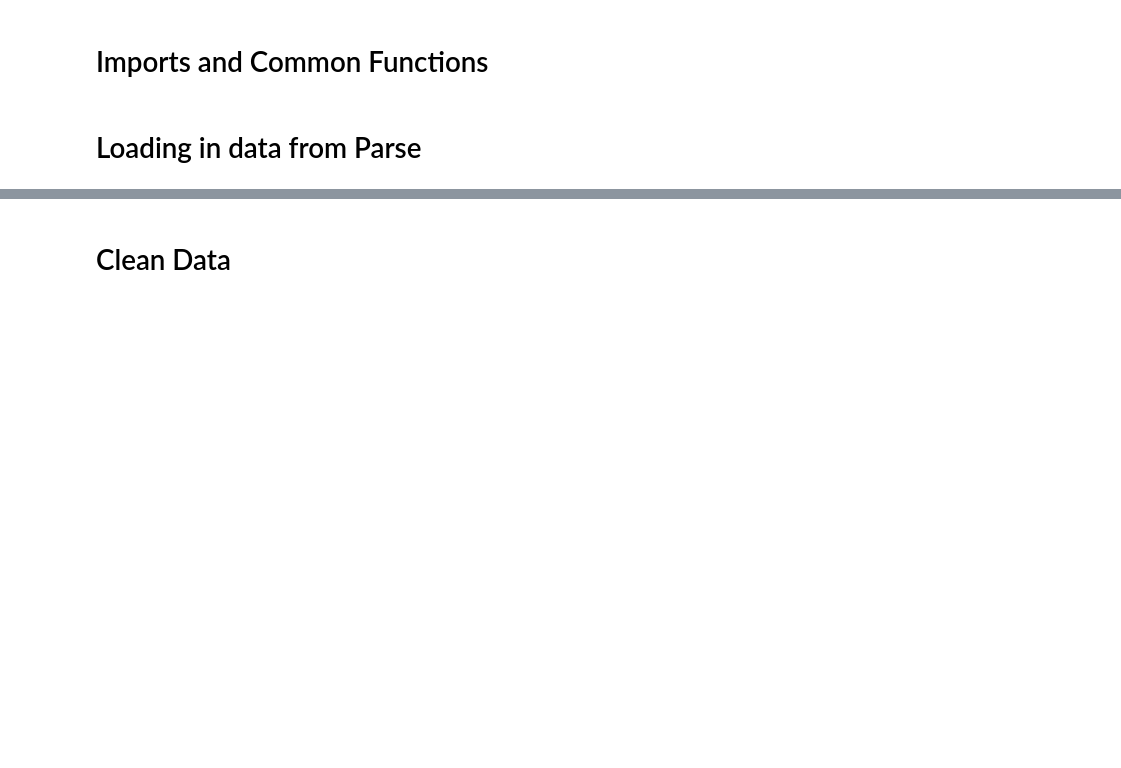
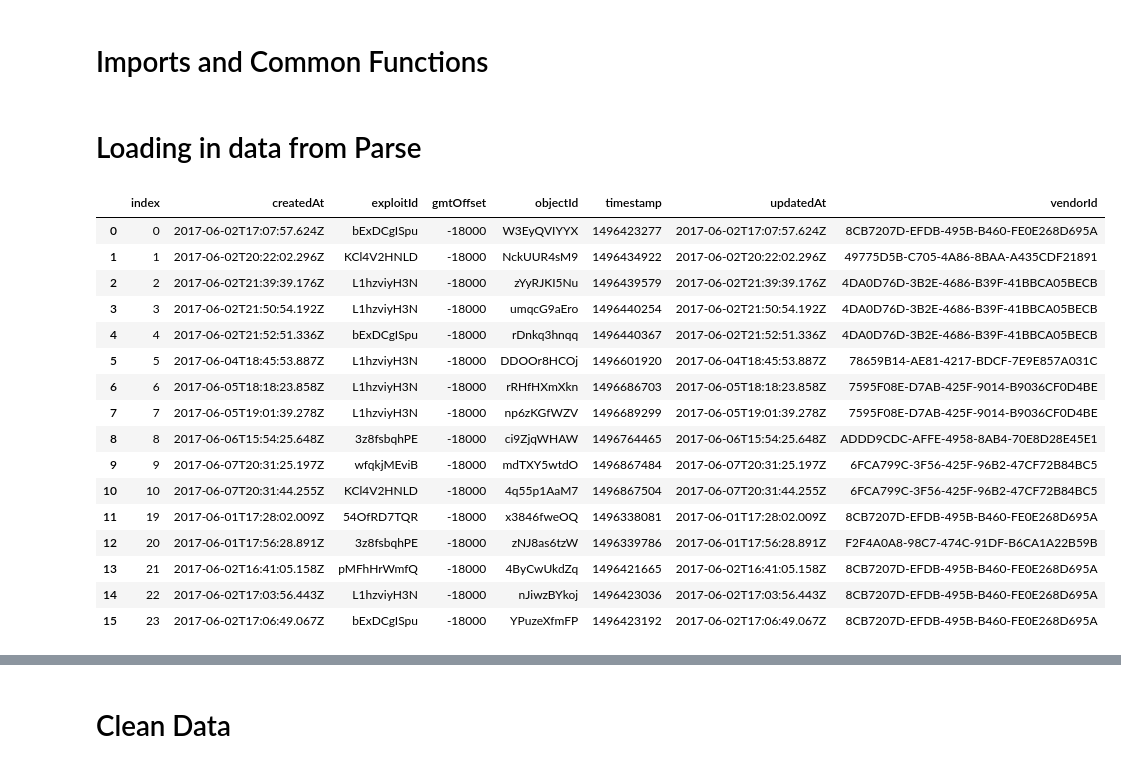
Before and after one commit to NUDelta/les-study-analysis, a Jupyter notebook: expand-exploit-study-analysis.ipynb, the cells around one changed output, grey strips where cells are left out. Cells and saved outputs as stored; diff of their text form; code cells hidden in the pictures; blank space fills up the shorter version.

```diff
--- a/expand-exploit-study-analysis.ipynb
+++ b/expand-exploit-study-analysis.ipynb
@@ -63,0 +76,20 @@ debug[debug_string_cols] = debug[debug_string_cols].astype(str)
+# %%
+exploitNotifications[exploitNotifications['vendorId'] != kapil_vendor_id].reset_index()
+# %% [output]
+|  | index | createdAt | exploitId | gmtOffset | objectId | timestamp | updatedAt | vendorId |
+| 0 | 0 | 2017-06-02T17:07:57.624Z | bExDCgISpu | -18000 | W3EyQVIYYX | 1496423277 | 2017-06-02T17:07:57.624Z | 8CB7207D-EFDB-495B-B460-FE0E268D695A |
+| 1 | 1 | 2017-06-02T20:22:02.296Z | KCl4V2HNLD | -18000 | NckUUR4sM9 | 1496434922 | 2017-06-02T20:22:02.296Z | 49775D5B-C705-4A86-8BAA-A435CDF21891 |
+| 2 | 2 | 2017-06-02T21:39:39.176Z | L1hzviyH3N | -18000 | zYyRJKI5Nu | 1496439579 | 2017-06-02T21:39:39.176Z | 4DA0D76D-3B2E-4686-B39F-41BBCA05BECB |
+| 3 | 3 | 2017-06-02T21:50:54.192Z | L1hzviyH3N | -18000 | umqcG9aEro | 1496440254 | 2017-06-02T21:50:54.192Z | 4DA0D76D-3B2E-4686-B39F-41BBCA05BECB |
+| 4 | 4 | 2017-06-02T21:52:51.336Z | bExDCgISpu | -18000 | rDnkq3hnqq | 1496440367 | 2017-06-02T21:52:51.336Z | 4DA0D76D-3B2E-4686-B39F-41BBCA05BECB |
+| 5 | 5 | 2017-06-04T18:45:53.887Z | L1hzviyH3N | -18000 | DDOOr8HCOj | 1496601920 | 2017-06-04T18:45:53.887Z | 78659B14-AE81-4217-BDCF-7E9E857A031C |
+| 6 | 6 | 2017-06-05T18:18:23.858Z | L1hzviyH3N | -18000 | rRHfHXmXkn | 1496686703 | 2017-06-05T18:18:23.858Z | 7595F08E-D7AB-425F-9014-B9036CF0D4BE |
+| 7 | 7 | 2017-06-05T19:01:39.278Z | L1hzviyH3N | -18000 | np6zKGfWZV | 1496689299 | 2017-06-05T19:01:39.278Z | 7595F08E-D7AB-425F-9014-B9036CF0D4BE |
+| 8 | 8 | 2017-06-06T15:54:25.648Z | 3z8fsbqhPE | -18000 | ci9ZjqWHAW | 1496764465 | 2017-06-06T15:54:25.648Z | ADDD9CDC-AFFE-4958-8AB4-70E8D28E45E1 |
+| 9 | 9 | 2017-06-07T20:31:25.197Z | wfqkjMEviB | -18000 | mdTXY5wtdO | 1496867484 | 2017-06-07T20:31:25.197Z | 6FCA799C-3F56-425F-96B2-47CF72B84BC5 |
+| 10 | 10 | 2017-06-07T20:31:44.255Z | KCl4V2HNLD | -18000 | 4q55p1AaM7 | 1496867504 | 2017-06-07T20:31:44.255Z | 6FCA799C-3F56-425F-96B2-47CF72B84BC5 |
+| 11 | 19 | 2017-06-01T17:28:02.009Z | 54OfRD7TQR | -18000 | x3846fweOQ | 1496338081 | 2017-06-01T17:28:02.009Z | 8CB7207D-EFDB-495B-B460-FE0E268D695A |
+| 12 | 20 | 2017-06-01T17:56:28.891Z | 3z8fsbqhPE | -18000 | zNJ8as6tzW | 1496339786 | 2017-06-01T17:56:28.891Z | F2F4A0A8-98C7-474C-91DF-B6CA1A22B59B |
+| 13 | 21 | 2017-06-02T16:41:05.158Z | pMFhHrWmfQ | -18000 | 4ByCwUkdZq | 1496421665 | 2017-06-02T16:41:05.158Z | 8CB7207D-EFDB-495B-B460-FE0E268D695A |
+| 14 | 22 | 2017-06-02T17:03:56.443Z | L1hzviyH3N | -18000 | nJiwzBYkoj | 1496423036 | 2017-06-02T17:03:56.443Z | 8CB7207D-EFDB-495B-B460-FE0E268D695A |
+| 15 | 23 | 2017-06-02T17:06:49.067Z | bExDCgISpu | -18000 | YPuzeXfmFP | 1496423192 | 2017-06-02T17:06:49.067Z | 8CB7207D-EFDB-495B-B460-FE0E268D695A |
```
Also changed, not shown: parts of 15 cells of this notebook.
